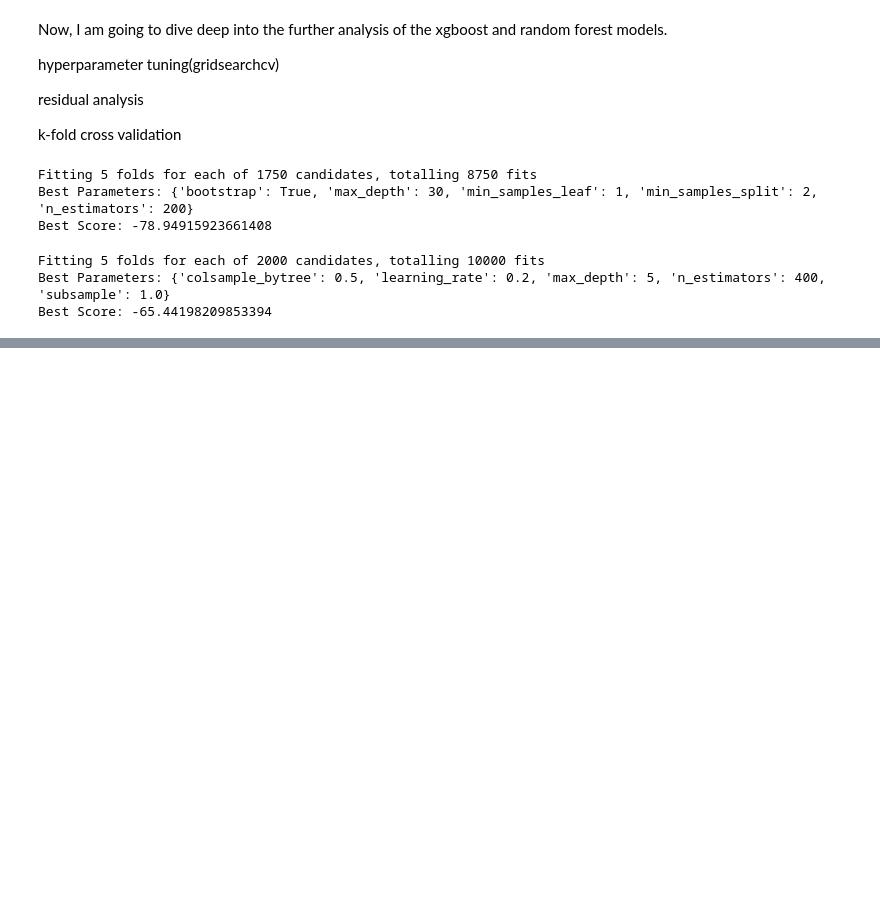
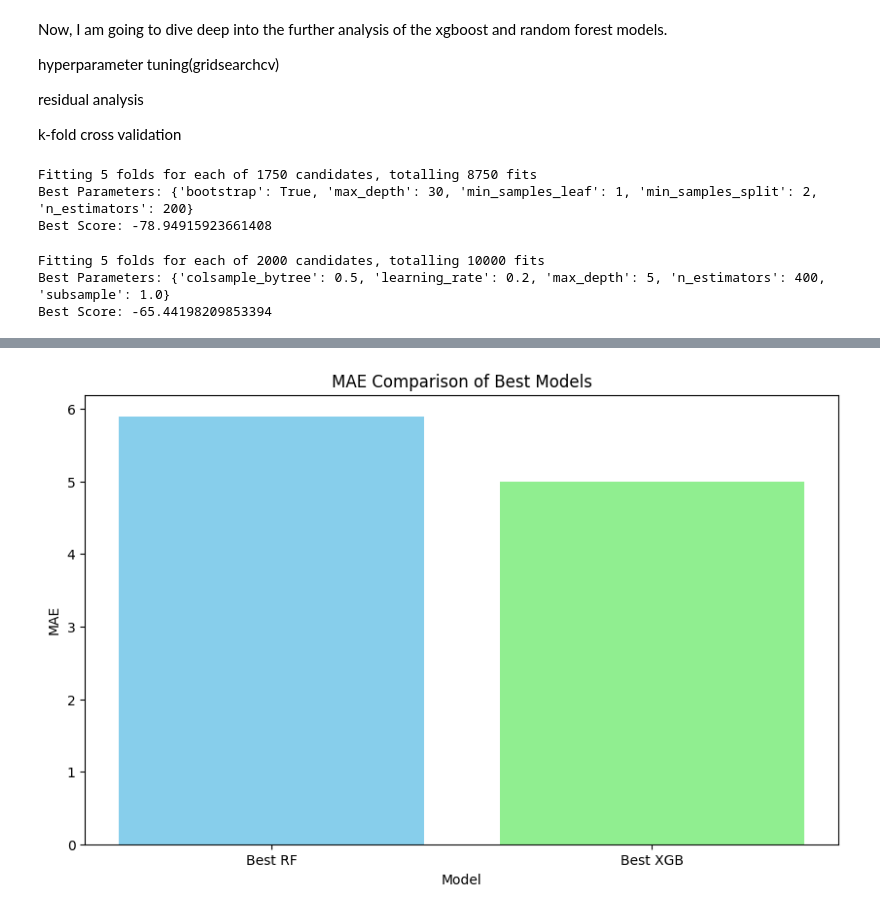
Before and after one commit to IAM-MUKUND/advanced-concrete-analysis, a Jupyter notebook: geopolymer_dataset_processing/main_run.ipynb, the cells around one changed output, grey strips where cells are left out. Drawn from its saved outputs; the diff is of its cells as text; code cells hidden in the pictures; blank space fills up the shorter version.

```diff
--- a/geopolymer_dataset_processing/main_run.ipynb
+++ b/geopolymer_dataset_processing/main_run.ipynb
@@ -588,0 +654,11 @@ Best Score: -65.44198209853394
+# %%
+#mae comparison of the best models
+
+plt.figure(figsize=(10,6))
+plt.bar(['Best RF', 'Best XGB'], [rf_best_eval['MAE'], xgb_best_eval['MAE']], color=['skyblue', 'lightgreen'])
+plt.xlabel('Model')
+plt.ylabel('MAE')
+plt.title('MAE Comparison of Best Models')
+plt.show()
+# %% [output]
+[figure, added]
```
Also changed, not shown: parts of 16 cells of this notebook.
